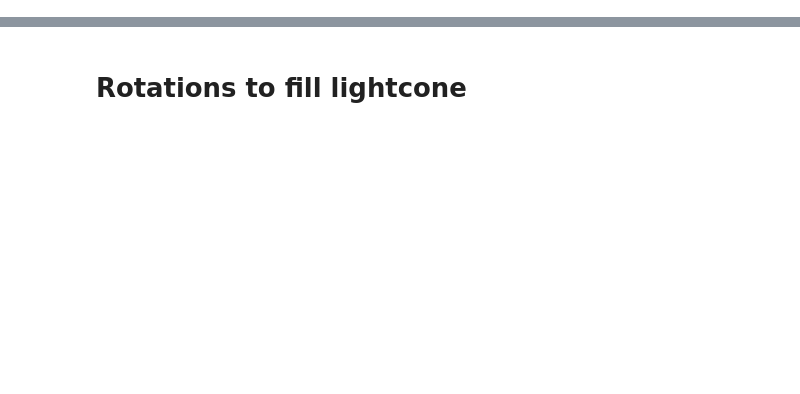
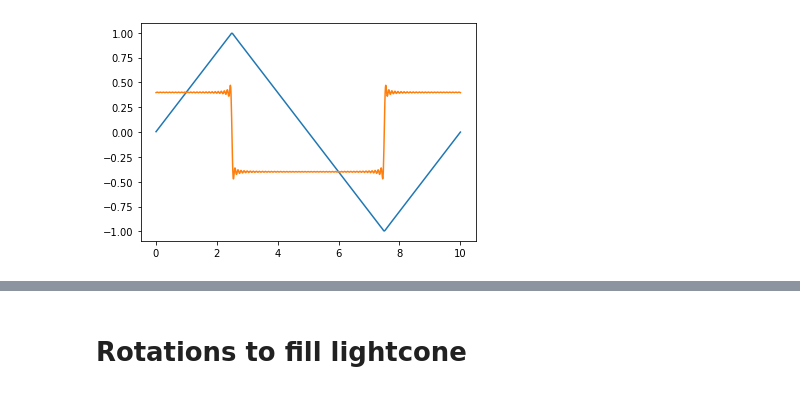
Before and after one commit to DifferentiableUniverseInitiative/flowpm, a Jupyter notebook: notebooks/Lensing.ipynb, the cells around one changed output, grey strips where cells are left out. Drawn from its saved outputs; the diff is of its cells as text; code cells hidden in the pictures; blank space fills up the shorter version.

```diff
--- a/notebooks/Lensing.ipynb
+++ b/notebooks/Lensing.ipynb
@@ -8,0 +25,24 @@ tf.executing_eagerly()
+# %%
+# ok so super easy. Thats awesome. Now if I want to make a more complicated function...
+# The derivative of a triangle wave is a square wave so0o0o0o
+
+def triangle(x, n, L=5, name='tri_wave'):
+    with tf.name_scope(name):
+        freq = tf.einsum('i, j->ij', x, tf.multiply(n,np.pi/L))
+        sins = tf.multiply(tf.sin(freq), 8/np.pi**2)
+        weights = tf.divide(tf.pow((-1), (n-1)/2), tf.pow(n, 2))
+        return tf.math.reduce_sum(tf.multiply(sins, weights), axis=1)
+
+n = tf.range(1, 101, delta=2, dtype='float')
+x = tf.linspace(.01, 10.0, 1000, )
+
+with tf.GradientTape() as g:
+    g.watch(x)
+    tr = triangle(x, n)
+
+plt.figure(figsize=(6,4))
+plt.plot(x, tr)
+plt.plot(x, g.gradient(tr, x))
+plt.show()
+# %% [output]
+[figure, added]
```
Also changed, not shown: parts of 12 cells of this notebook.
